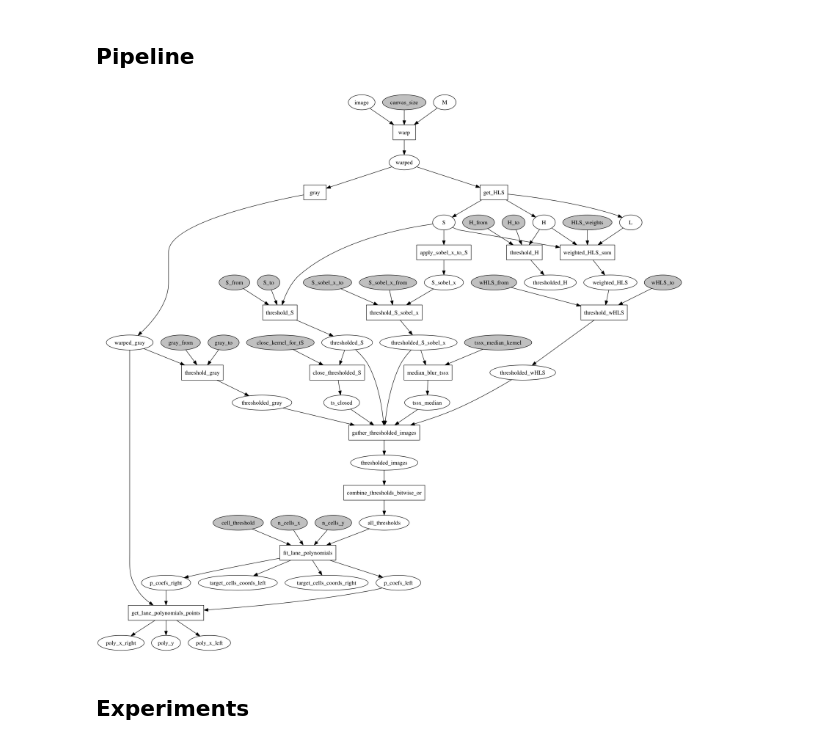
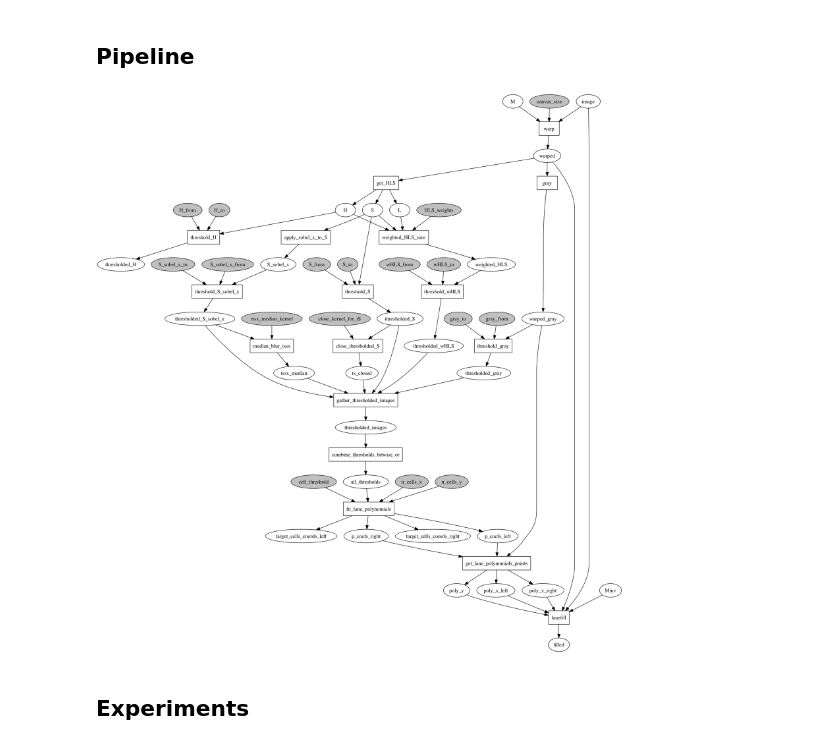
Before and after one commit to semeniuta/CarND-Advanced-Lane-Lines, a Jupyter notebook: 7_pipeline_prototyping_3.ipynb, the cells around one changed output. Drawn from its saved outputs; the diff is of its cells as text; code cells hidden in the pictures.

Commit message:
Workable rendering of lane region in the original image

```diff
--- a/7_pipeline_prototyping_3.ipynb
+++ b/7_pipeline_prototyping_3.ipynb
@@ -279,18 +279,17 @@ def get_lane_polynomials_points(warped_im, p_coefs_left, p_coefs_right):
 
 def lanefill(image, warped, Minv, poly_y, poly_x_left, poly_x_right):
 
-    warp_zero = np.zeros_like(warped).astype(np.uint8)
-    color_warp = np.dstack((warp_zero, warp_zero, warp_zero))
+    canvas = np.zeros_like(warped).astype(np.uint8)
 
     pts_left = np.array([np.transpose(np.vstack([poly_x_left, poly_y]))])
     pts_right = np.array([np.flipud(np.transpose(np.vstack([poly_x_right, poly_y])))])
-    pts = np.hstack((pts_left, pts_right))
+    pts = np.hstack((pts_left, pts_right)).astype(np.int32)
 
-    cv2.fillPoly(color_warp, np.int_([pts]), (0, 255, 0))
+    cv2.fillPoly(canvas, [pts], (0, 255, 0))
 
-    newwarp = cv2.warpPerspective(color_warp, Minv, (image.shape[1], image.shape[0]))
+    newwarp = cv2.warpPerspective(canvas, Minv, (image.shape[1], image.shape[0]))
 
-    result = cv2.addWeighted(undist, 1, newwarp, 0.3, 0)
+    result = cv2.addWeighted(image, 1, newwarp, 0.3, 0)
     return result
 # %% [markdown]
 ## Pipeline
@@ -312,7 +311,7 @@ func_dict = {
     'combine_thresholds_bitwise_or': bitwise_or,
     'fit_lane_polynomials': fit_lane_polynomials,
     'get_lane_polynomials_points': get_lane_polynomials_points,
-    #'lanefill': lanefill,
+    'lanefill': lanefill,
 
 }
 
@@ -336,7 +335,7 @@ func_io = {
     'combine_thresholds_bitwise_or': ('thresholded_images', 'all_thresholds'),
     'fit_lane_polynomials': (('all_thresholds', 'n_cells_x', 'n_cells_y', 'cell_threshold'), ('p_coefs_left', 'p_coefs_right', 'target_cells_coords_left', 'target_cells_coords_right')),
     'get_lane_polynomials_points': (('warped_gray', 'p_coefs_left', 'p_coefs_right'), ('poly_y', 'poly_x_left', 'poly_x_right')),
-    #'lanefill': (('image', 'warped', 'Minv', 'poly_y', 'poly_x_left', 'poly_x_right'), 'filled'),
+    'lanefill': (('image', 'warped', 'Minv', 'poly_y', 'poly_x_left', 'poly_x_right'), 'filled'),
 
 }
 
@@ -344,30 +343,30 @@ cg = CompGraph(func_dict, func_io)
 # %%
 params = {
     'canvas_size': (500, 1500),
     'HLS_weights': [0, 0.4, 1.],
     'gray_from': 210,
     'gray_to': 255,
     'S_from': 180,
     'S_to': 255,
     'H_from': 95,
     'H_to': 100,
     'wHLS_from': 180,
     'wHLS_to': 255,
     'S_sobel_x_from': 20,
     'S_sobel_x_to': 240,
     'tssx_median_kernel': 5,
     'close_kernel_for_tS': (3, 3),
     'n_cells_x': 50,
     'n_cells_y': 100,
     'cell_threshold': 70,
 }
 
 runner = CompGraphRunner(cg, frozen_tokens=params)
-runner.run(image=test_images_undist[1], M=M) # Minv=Minv
+runner.run(image=test_images_undist[1], M=M, Minv=Minv)
 
 nxpd.draw(runner.token_manager.to_networkx())
 # %% [output]
-[figure, old version]
+[figure, new version]
 # %% [markdown]
 ## Experiments
 # %%
```
Also changed, not shown: parts of 3 cells of this notebook.
